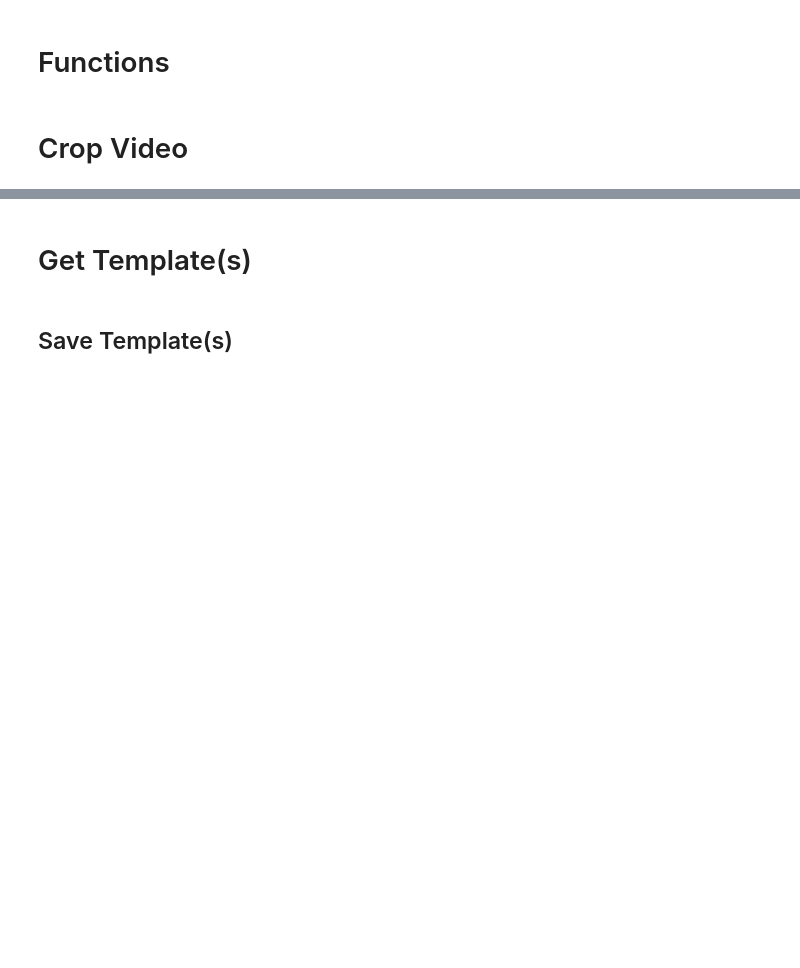
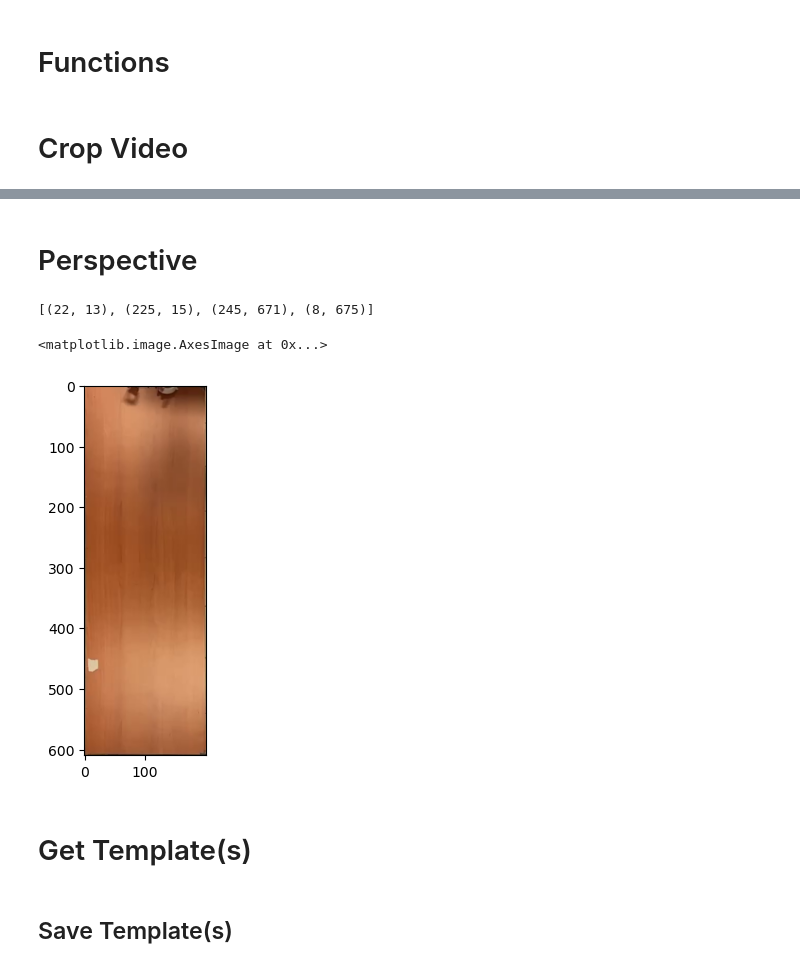
Before and after one commit to SamuelFoo/tracker, a Jupyter notebook: tracker.ipynb, the cells around one changed output, grey strips where cells are left out. Cells and saved outputs as stored; diff of their text form; code cells hidden in the pictures; blank space fills up the shorter version.

```diff
--- a/tracker.ipynb
+++ b/tracker.ipynb
@@ -95,2 +143,38 @@ Cancel the selection process by pressing c button!
+# %%
+vidPath = "ball1.MP4"
+crop_roi = getROIFromVideo(vidPath)
+cv2.destroyAllWindows()
+# %% [markdown]
+# Perspective
+# %%
+vidPath = "ball1.MP4"
+vs = cv2.VideoCapture(vidPath)
+ret, frame = vs.read()
+frame = cropWithROI(frame, crop_roi)
+
+perspectiveWindow = SelectionWindow("Perspective", frame)
+perspectiveWindow.displayWindow()
+# %%
+perspectiveWindow.selectionPts
+# %% [output]
+[(22, 13), (225, 15), (245, 671), (8, 675)]
+# %%
+objLength = 1.83
+objWidth = 0.6
+imgWidth = 200
+imgHeight = round(objLength/objWidth*imgWidth)
+
+srcPts = np.float32(perspectiveWindow.selectionPts)
+dstPts = np.float32([(0, 0), (imgWidth, 0), (imgWidth, imgHeight), (0, imgHeight)])
+M = cv2.getPerspectiveTransform(srcPts, dstPts)
+dst = cv2.warpPerspective(frame, M, (imgWidth,imgHeight))
+cv2.imshow("Transformed", dst)
+cv2.waitKey(0)
+cv2.destroyAllWindows()
+# %%
+plt.imshow(cv2.cvtColor(dst, cv2.COLOR_BGR2RGB))
+# %% [output]
+<matplotlib.image.AxesImage at 0x...>
+[figure, added]
 # %% [markdown]
 # Get Template(s)
```
Also changed, not shown: parts of 18 cells of this notebook, 1 other file.
